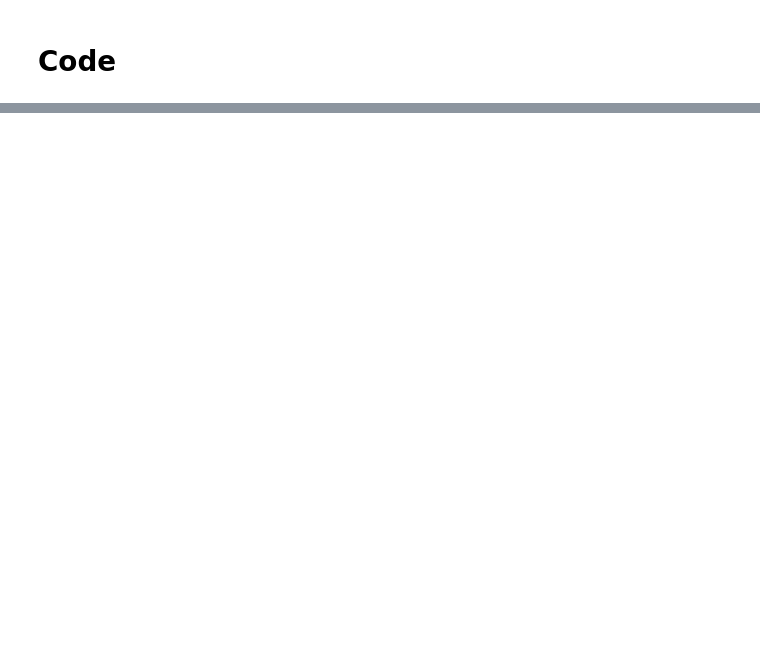
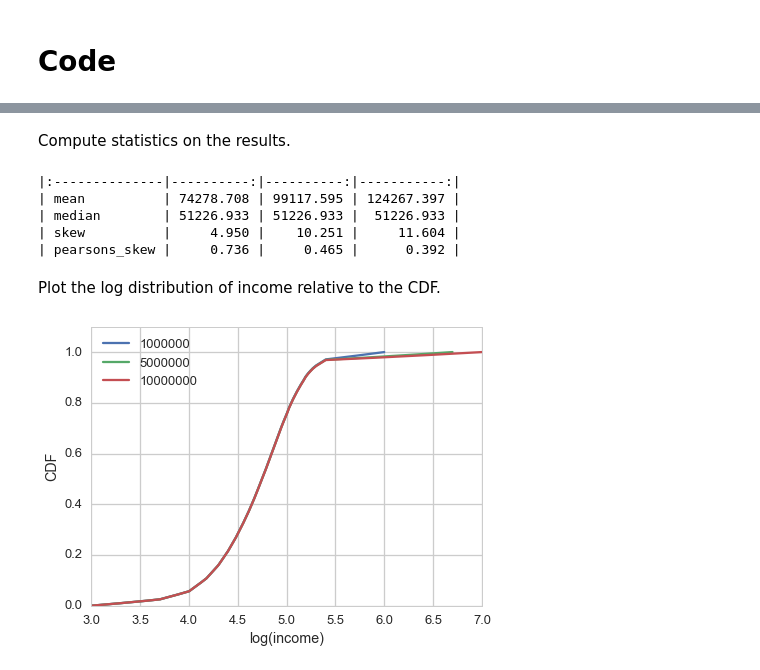
Before and after one commit to anhlbt/dsp, a Jupyter notebook: statistics/6-1-household_income.ipynb, the cells around one changed output, grey strips where cells are left out. Cells and saved outputs as stored; diff of their text form; code cells hidden in the pictures; blank space fills up the shorter version.

```diff
--- a/statistics/6-1-household_income.ipynb
+++ b/statistics/6-1-household_income.ipynb
@@ -39,0 +57,2 @@ from load_ThinkStats import load_FemPreg
+# %%
+log_upper = [6.0, np.log10(5.0e6), 7.0]
@@ -39,0 +89,25 @@ from load_ThinkStats import load_FemPreg
+# %%
+# The resampling function
+def freq_resampler(df, log_upper=None):
+
+    # This resampling method only works on Series
+    series = df.squeeze()
+
+    if not np.isinf(series.log_upper):
+        log_upper = series.log_upper
+
+    resampled_data =  pd.DataFrame({'log_income': np.linspace(series.log_lower,
+                                                              log_upper,
+                                                              series.freq)})
+    return resampled_data
+
+
+resampled_data = map(lambda y: ( data.groupby(level=0, group_keys=False)
+                                 .apply(lambda x: freq_resampler(x, y))
+                                ), log_upper)
+
+resampled_data = pd.concat(resampled_data, axis=1)
+
+resampled_data.columns = map(lambda x: int(np.round(10**x, 0)), log_upper)
+# %% [markdown]
+Compute statistics on the results.
@@ -39,0 +123,35 @@ from load_ThinkStats import load_FemPreg
+# %%
+print(tabulate(statistics,
+               headers=statistics.columns.tolist(),
+               tablefmt='pipe',
+               floatfmt=".3f")
+     )
+# %% [output]
+|:--------------|----------:|----------:|-----------:|
+| mean          | 74278.708 | 99117.595 | 124267.397 |
+| median        | 51226.933 | 51226.933 |  51226.933 |
+| skew          |     4.950 |    10.251 |     11.604 |
+| pearsons_skew |     0.736 |     0.465 |      0.392 |
+# %% [markdown]
+Plot the log distribution of income relative to the CDF.
+# %%
+cdf = resampled_data.cumsum() / resampled_data.sum()
+combined_data = pd.concat([resampled_data, cdf], axis=1)
+combined_data.columns = pd.MultiIndex.from_product([['income', 'cdf'], resampled_data.columns])
+# %%
+sns.set_context('talk')
+sns.set_style('whitegrid')
+
+fig = plt.figure()
+fig.set_size_inches(7, 5)
+ax = plt.axes()
+
+_ = combined_data.stack().groupby(level=-1).plot('income', 'cdf', kind='line', ax=ax)
+
+lines, labels = ax.get_legend_handles_labels()
+ax.legend(lines, combined_data.columns.get_level_values(1).unique(),loc=0)
+_ = ax.set_ylim(0, 1.1)
+_ = ax.set_xlabel('log(income)')
+_ = ax.set_ylabel('CDF')
+# %% [output]
+[figure, added]
```
Also changed, not shown: parts of 10 cells of this notebook, 3 other files.
